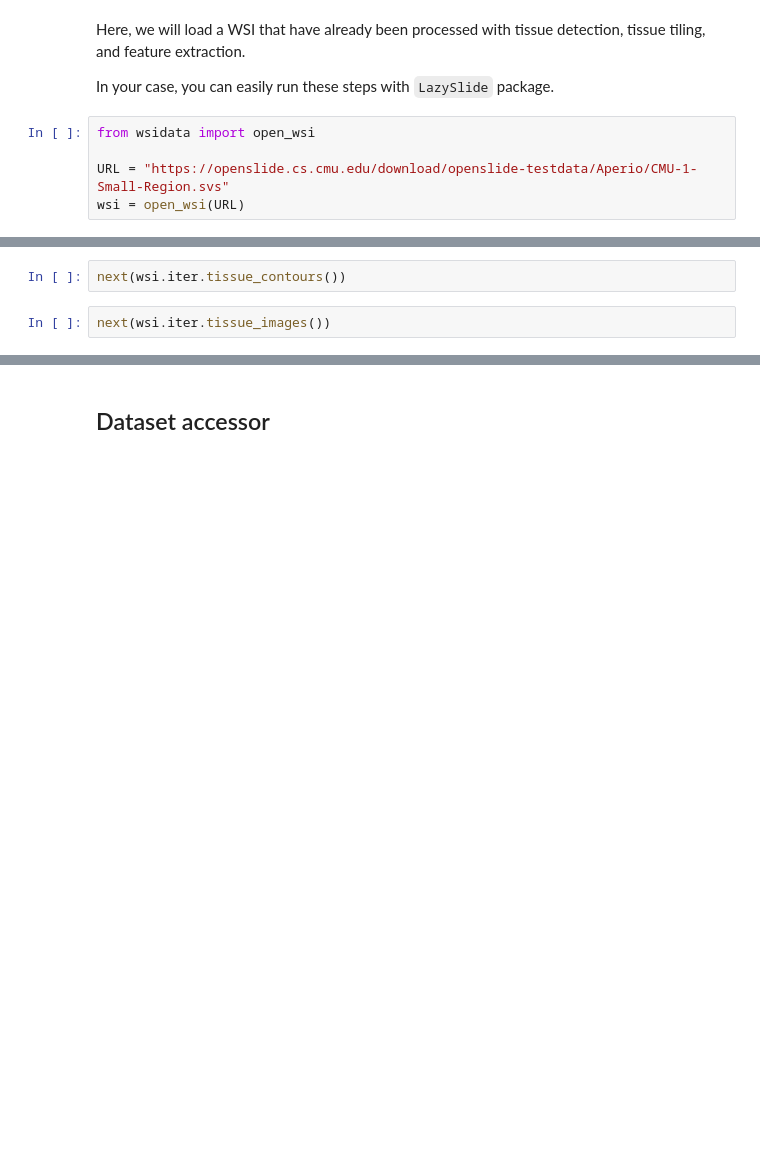
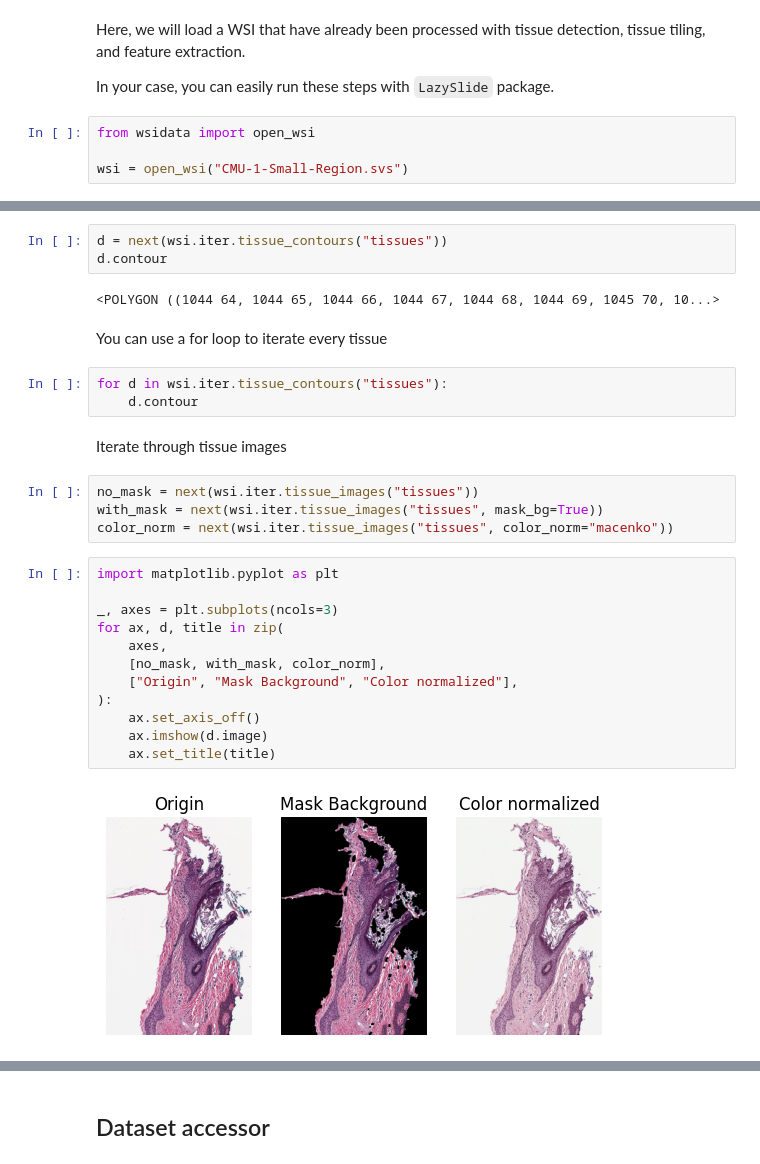
Before and after one commit to rendeirolab/wsidata, a Jupyter notebook: docs/source/intro/02-accessors.ipynb, the cells around one changed output, grey strips where cells are left out. Drawn from its saved outputs; the diff is of its cells as text; blank space fills up the shorter version.

```diff
--- a/docs/source/intro/02-accessors.ipynb
+++ b/docs/source/intro/02-accessors.ipynb
@@ -15,6 +15,5 @@ In your case, you can easily run these steps with `LazySlide` package.
 # %%
 from wsidata import open_wsi
 
-URL = "https://openslide.cs.cmu.edu/download/openslide-testdata/Aperio/CMU-1-Small-Region.svs"
-wsi = open_wsi(URL)
+wsi = open_wsi("CMU-1-Small-Region.svs")
 # %% [markdown]
@@ -32,5 +40,31 @@ wsi.get.features_anndata("resnet50")
 # %%
-next(wsi.iter.tissue_contours())
+d = next(wsi.iter.tissue_contours("tissues"))
+d.contour
+# %% [output]
+<POLYGON ((1044 64, 1044 65, 1044 66, 1044 67, 1044 68, 1044 69, 1045 70, 10...>
+# %% [markdown]
+You can use a for loop to iterate every tissue
+# %%
+for d in wsi.iter.tissue_contours("tissues"):
+    d.contour
+# %% [markdown]
+Iterate through tissue images
 # %%
-next(wsi.iter.tissue_images())
+no_mask = next(wsi.iter.tissue_images("tissues"))
+with_mask = next(wsi.iter.tissue_images("tissues", mask_bg=True))
+color_norm = next(wsi.iter.tissue_images("tissues", color_norm="macenko"))
+# %%
+import matplotlib.pyplot as plt
+
+_, axes = plt.subplots(ncols=3)
+for ax, d, title in zip(
+    axes,
+    [no_mask, with_mask, color_norm],
+    ["Origin", "Mask Background", "Color normalized"],
+):
+    ax.set_axis_off()
+    ax.imshow(d.image)
+    ax.set_title(title)
+# %% [output]
+[figure, added]
 # %%
```
Also changed, not shown: parts of 7 cells of this notebook, 48 other files.
